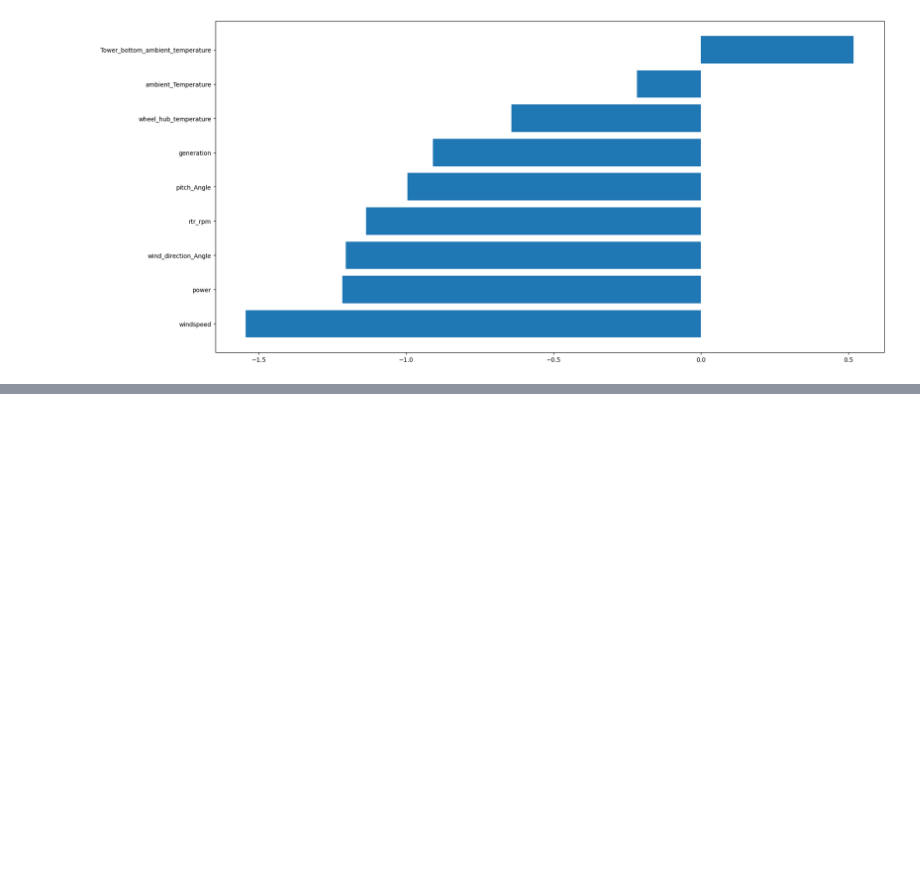
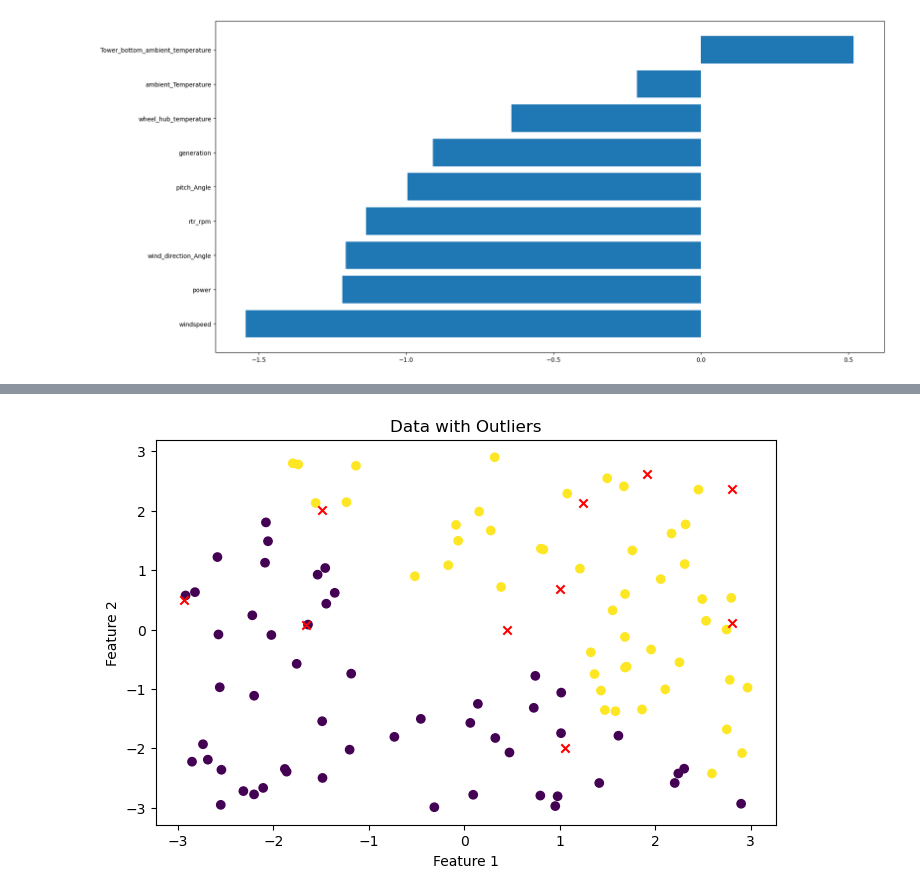
Before and after one commit to TejasPosupo/Data_Science, a Jupyter notebook: wind turbine fault detection/Wind_Turbine_FaultDetection.ipynb, the cells around one changed output, grey strips where cells are left out. Drawn from its saved outputs; the diff is of its cells as text; code cells hidden in the pictures; blank space fills up the shorter version.

```diff
--- a/wind turbine fault detection/Wind_Turbine_FaultDetection.ipynb
+++ b/wind turbine fault detection/Wind_Turbine_FaultDetection.ipynb
@@ -518,0 +525,80 @@ The model is not overfitting.
+# %%
+import numpy as np
+import matplotlib.pyplot as plt
+from sklearn.linear_model import LogisticRegression
+from sklearn.metrics import accuracy_score
+from sklearn.model_selection import train_test_split
+
+# Generate synthetic data with outliers
+X = np.random.uniform(low=-3, high=3, size=(100, 2))
+X_outliers = np.random.uniform(low=-3, high=3, size=(10, 2))  # Outliers
+y = np.where(X[:, 0] + X[:, 1] > 0, 1, -1)  # Binary classification
+
+# Split the data into training and testing sets
+X_train, X_test, y_train, y_test = train_test_split(X, y, test_size=0.2, random_state=42)
+
+# Remove outliers from training data
+# Determine the threshold for outlier removal
+outlier_threshold = 3  # Any data point with a distance greater than this threshold will be considered an outlier
+
+# Calculate the distance of each data point from the origin
+distances = np.linalg.norm(X_train, axis=1)
+
+# Remove data points that are further than the threshold from the origin
+X_train_no_outliers = X_train[distances < outlier_threshold, :]
+y_train_no_outliers = y_train[distances < outlier_threshold]
+
+# Train logistic regression model on data without outliers
+clf = LogisticRegression()
+clf.fit(X_train_no_outliers, y_train_no_outliers)
+
+# Make predictions on training and testing sets
+y_pred_train = clf.predict(X_train_no_outliers)
+y_pred_test = clf.predict(X_test)
+
+# Calculate accuracy scores
+accuracy_train = accuracy_score(y_train_no_outliers, y_pred_train)
+accuracy_test = accuracy_score(y_test, y_pred_test)
+
+# Calculate number of errors
+n_error_train = y_pred_train[y_pred_train == -1].size
+n_error_test = y_pred_test[y_pred_test == -1].size
+
+# Print results
+print(f"Accuracy on training set: {accuracy_train:.2%}")
+print(f"Accuracy on testing set: {accuracy_test:.2%}")
+print(f"Number of errors on training set: {n_error_train}")
+print(f"Number of errors on testing set: {n_error_test}")
+
+# Check for overfitting
+overfitting_test = accuracy_train - accuracy_test
+print(f"Overfitting test result: {overfitting_test:.2%}")
+
+# Plotting
+plt.figure(figsize=(8, 5))
+plt.scatter(X[:, 0], X[:, 1], c=y)
+plt.scatter(X_outliers[:, 0], X_outliers[:, 1], c='red', marker='x')
+plt.xlabel('Feature 1')
+plt.ylabel('Feature 2')
+plt.title('Data with Outliers')
+plt.show()
+
+plt.figure(figsize=(8, 5))
+plt.scatter(X_train_no_outliers[:, 0], X_train_no_outliers[:, 1], c=y_train_no_outliers)
+plt.xlabel('Feature 1')
+plt.ylabel('Feature 2')
+plt.title('Data without Outliers')
+plt.show()
+
+plt.figure(figsize=(8, 5))
+plt.bar(['Training', 'Testing'], [accuracy_train, accuracy_test], color=['blue', 'green'])
+plt.ylabel('Accuracy')
+plt.title('Model Accuracy on Training and Testing Sets')
+plt.show()
+
+# Check if overfitting is present
+if overfitting_test > 0.05:
+  print("The model may be overfitting.")
+else:
+  print("The model is not overfitting.")
+# %% [output]
@@ -518,0 +610 @@ The model is not overfitting.
+[figure, added]
```
Also changed, not shown: parts of 7 cells of this notebook, 20 other files.
